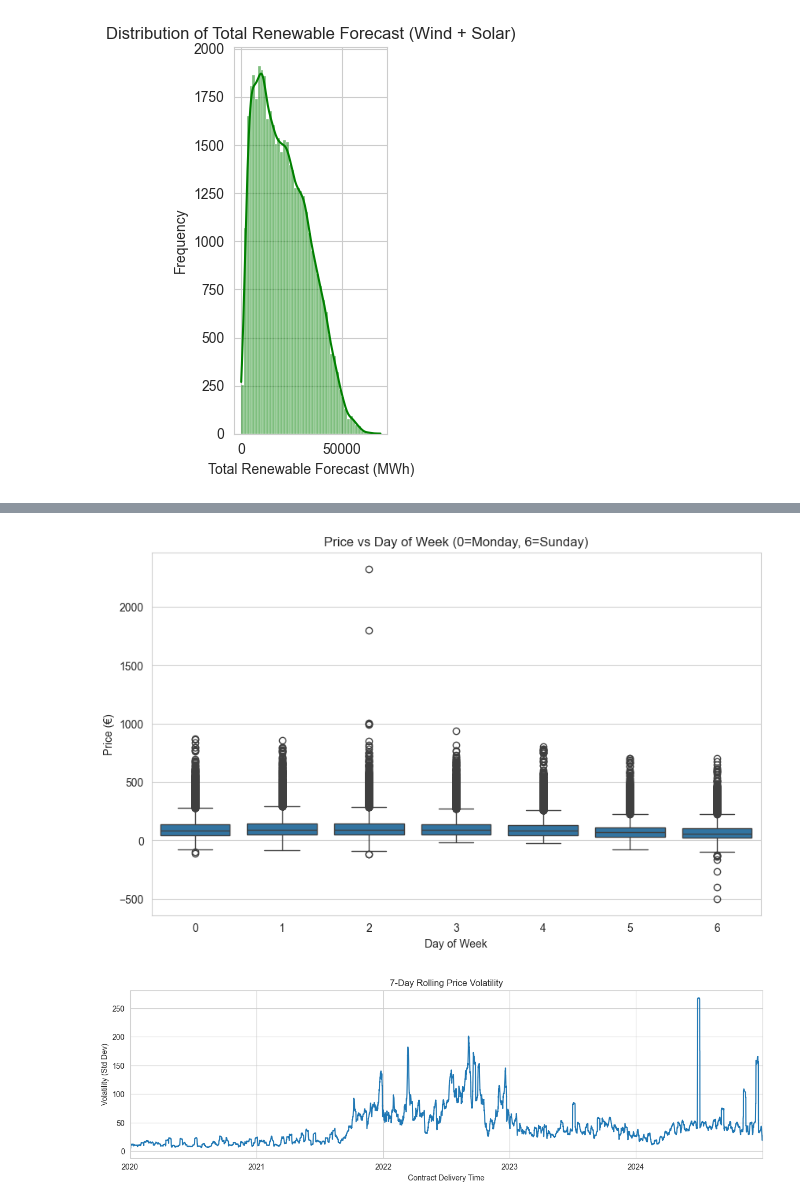
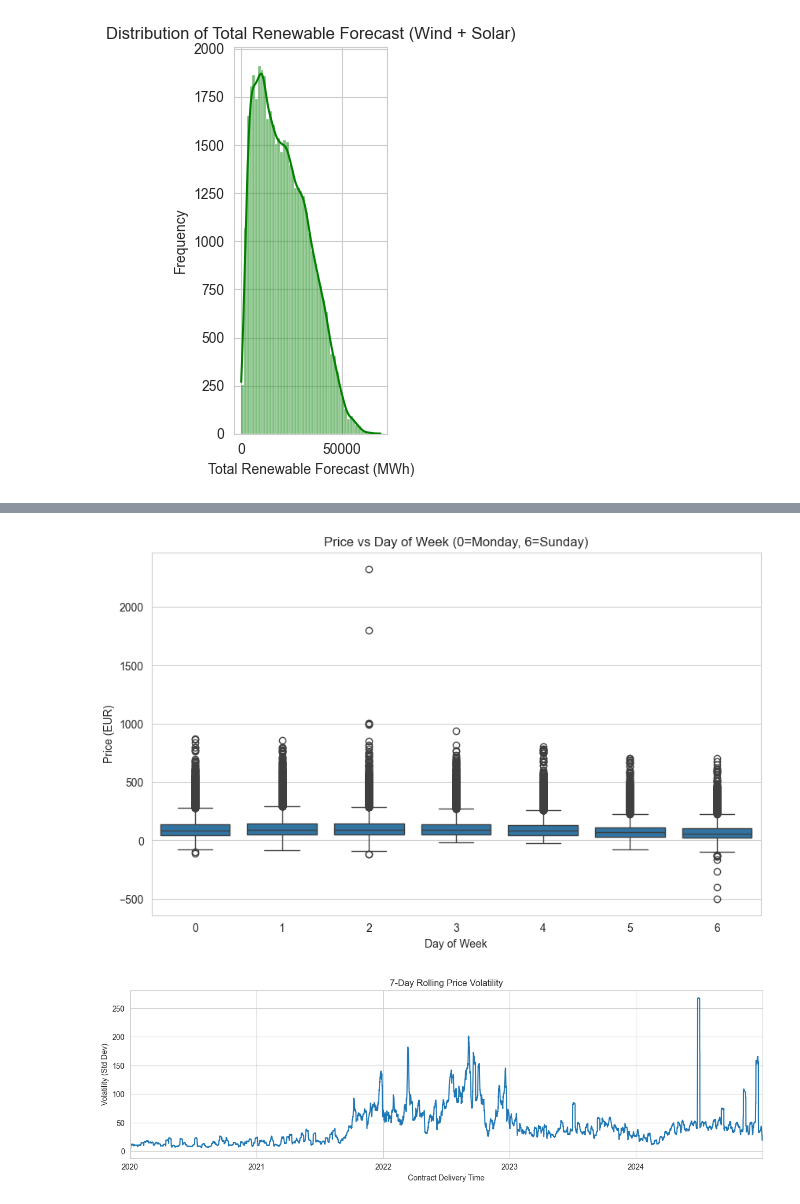
Before and after one commit to RNstu08/Electricity-Price-Forecast, a Jupyter notebook: day_ahead_price_forecasting.ipynb, the cells around one changed output, grey strips where cells are left out. Cells and saved outputs as stored; diff of their text form; code cells hidden in the pictures.

```diff
--- a/day_ahead_price_forecasting.ipynb
+++ b/day_ahead_price_forecasting.ipynb
@@ -265,14 +265,14 @@ plt.show()
 # %%
 # Price vs Day of Week
 df['weekday'] = df['contract-delivery'].dt.dayofweek # 0 = Monday
 plt.figure(figsize=(10, 6))
 sns.boxplot(x='weekday', y='day-ahead-auction-price', data=df)
 plt.title("Price vs Day of Week (0=Monday, 6=Sunday)")
 plt.xlabel("Day of Week")
-plt.ylabel("Price (€)")
+plt.ylabel("Price (EUR)")
 plt.show()
 # %% [output]
-[figure, old version]
+[figure, new version]
 # %%
 # Rolling Volatility
 df['rolling_volatility'] = df['day-ahead-auction-price'].rolling(window=24*7, min_periods=1).std()
```
Also changed, not shown: parts of 64 cells of this notebook.
